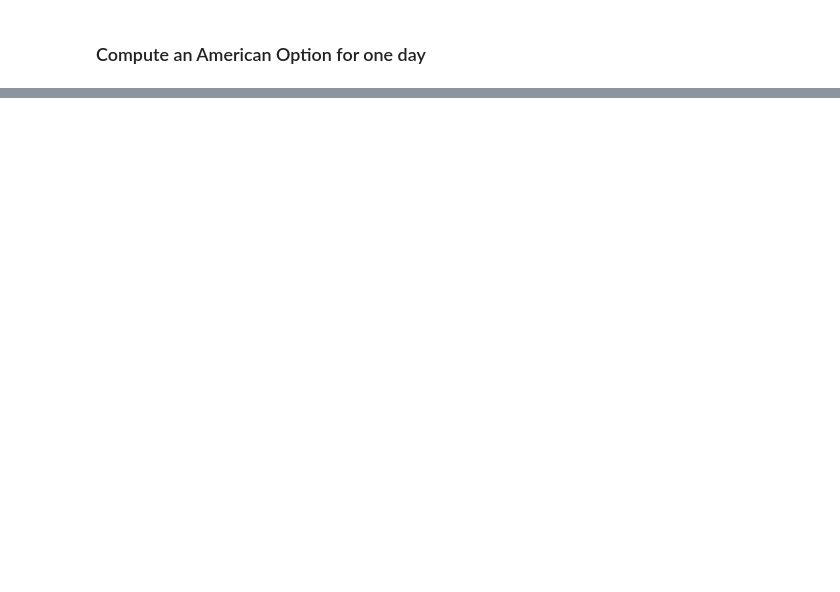
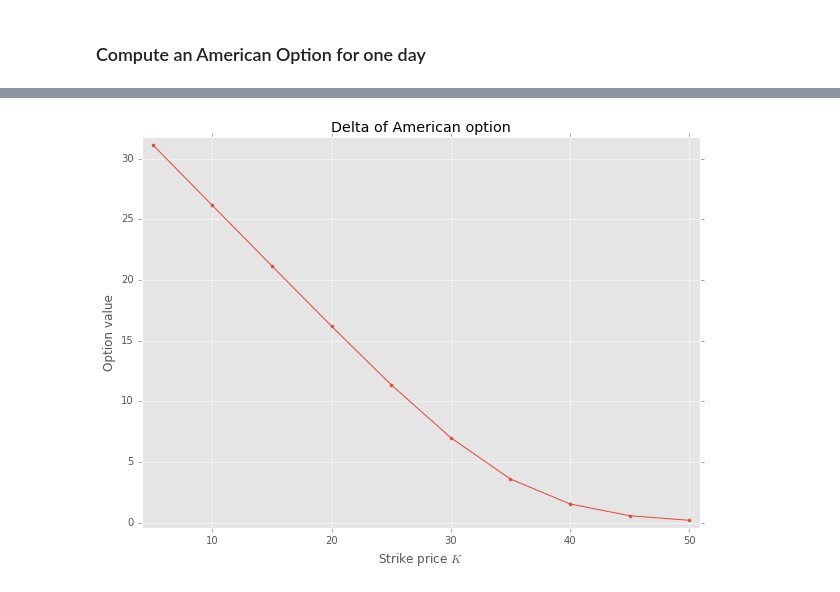
Before and after one commit to NonoMalpi/Secondary_band, a Jupyter notebook: Random_forest + ARIMA process for secondary band price.ipynb, the cells around one changed output, grey strips where cells are left out. Cells and saved outputs as stored; diff of their text form; code cells hidden in the pictures; blank space fills up the shorter version.

Commit message:
Delta of American Option

```diff
--- a/Random_forest + ARIMA process for secondary band price.ipynb
+++ b/Random_forest + ARIMA process for secondary band price.ipynb
@@ -212,0 +213,15 @@ compute_mcs_amer_option(S, 20, 3)
+# %%
+K_list = list()
+C_list = list()
+for K in np.linspace(5,50,10):
+    K_list.append(K)
+    C_list.append(compute_mcs_amer_option(S,K,3))
+# %%
+fig, ax = plt.subplots(1,1, figsize=(10,7))
+ax.plot(K_list, C_list, marker='.')
+ax.set_title('Delta of American option')
+ax.set_xlabel('Strike price $K$')
+ax.set_ylabel('Option value')
+ax.margins(0.02)
+# %% [output]
+[figure, added]
```
Also changed, not shown: parts of 5 cells of this notebook, 2 other files.
